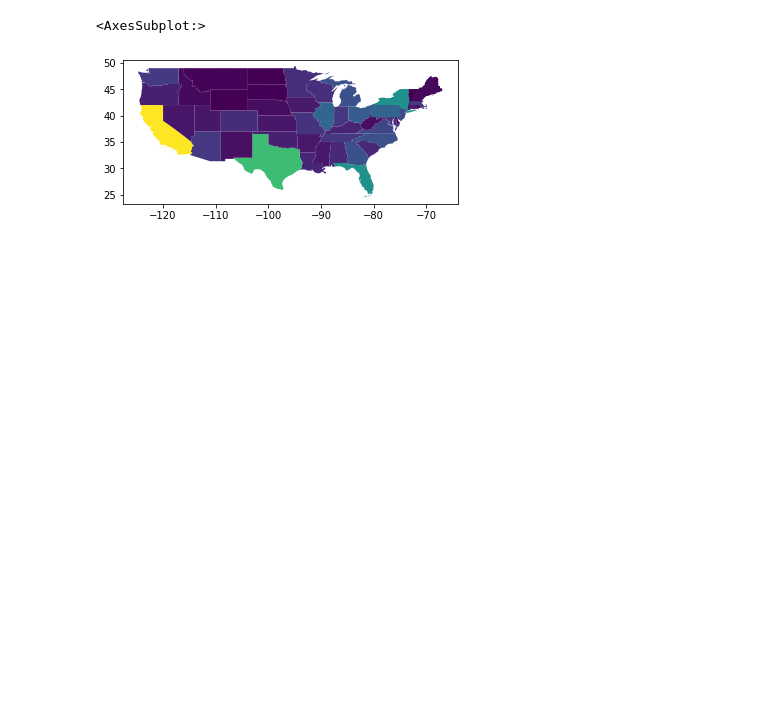
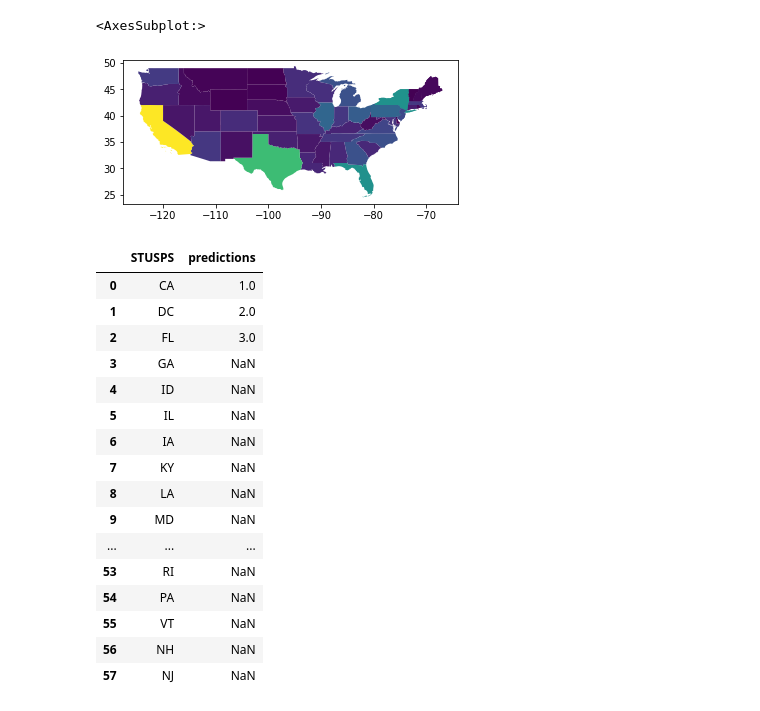
Before and after one commit to jncraton/geopandas-chloropleth-us, a Jupyter notebook: choropleth-us.ipynb, the cells around one changed output. Drawn from its saved outputs; the diff is of its cells as text; code cells hidden in the pictures; blank space fills up the shorter version.

```diff
--- a/chloropleth-us.ipynb
+++ b/choropleth-us.ipynb
@@ -106,3 +90,24 @@ states.plot(column='population')
 # %% [output]
 <AxesSubplot:>
 [figure]
+# %%
+states['predictions'] = pd.Series([1,2,3])
+states[['STUSPS', 'predictions']]
+# %% [output]
+|  | STUSPS | predictions |
+| 0 | CA | 1.0 |
+| 1 | DC | 2.0 |
+| 2 | FL | 3.0 |
+| 3 | GA | NaN |
+| 4 | ID | NaN |
+| 5 | IL | NaN |
+| 6 | IA | NaN |
+| 7 | KY | NaN |
+| 8 | LA | NaN |
+| 9 | MD | NaN |
+| ... | ... | ... |
+| 53 | RI | NaN |
+| 54 | PA | NaN |
+| 55 | VT | NaN |
+| 56 | NH | NaN |
+| 57 | NJ | NaN |
```
Also changed, not shown: parts of 1 cell of this notebook.
